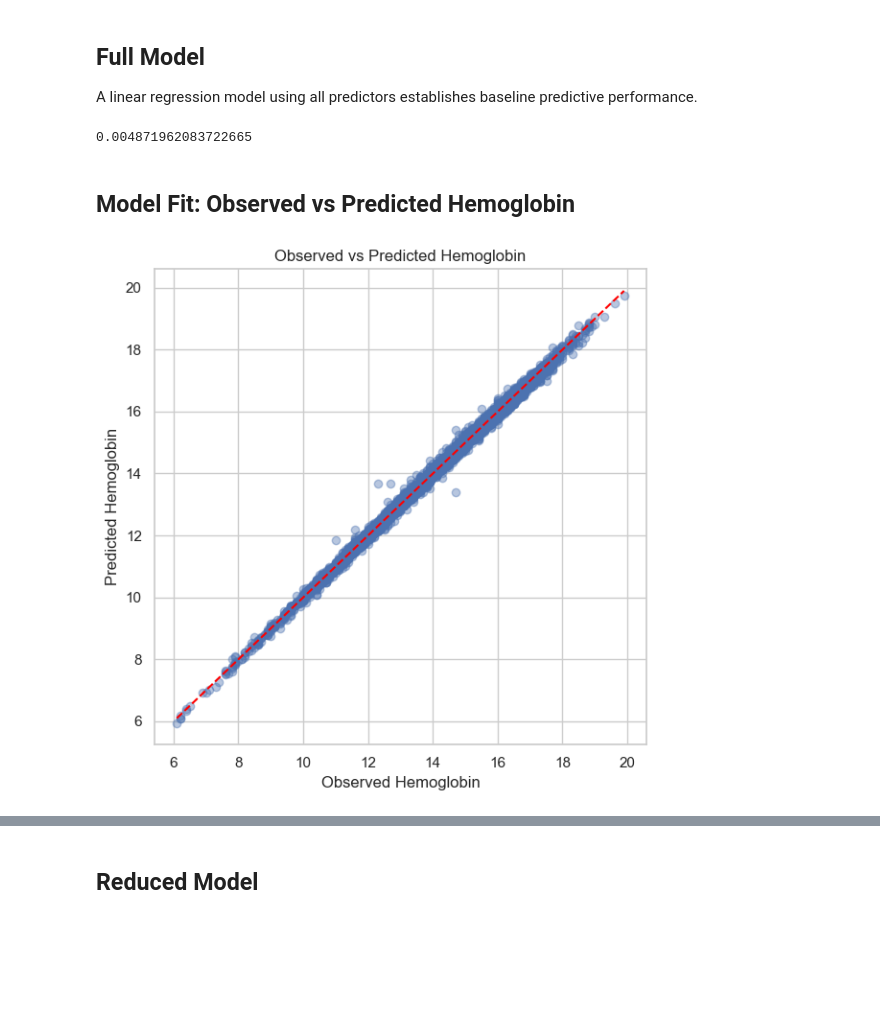
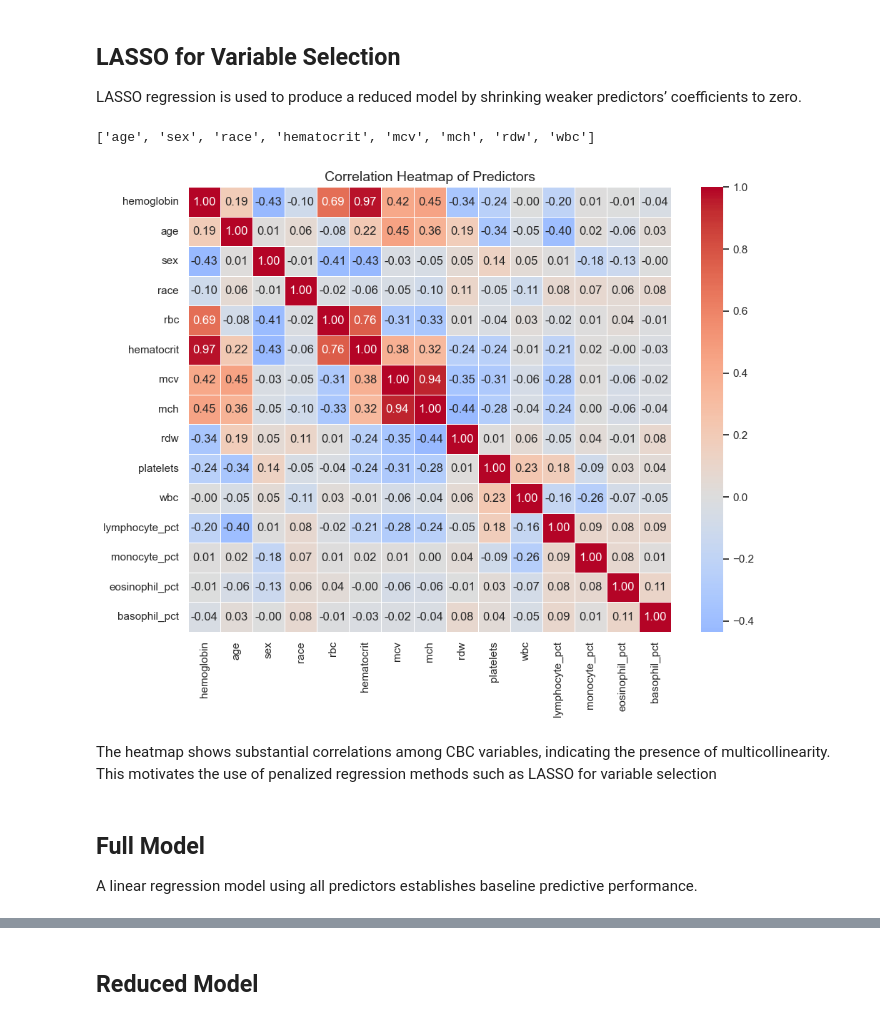
Before and after one commit to Olivia-Nalwoga/UST-631-high-dimensional-variable-selection, a Jupyter notebook: analysis.ipynb, the cells around one changed output, grey strips where cells are left out. Saved outputs shown, nothing was run; the diff lists cells and outputs as text; code cells hidden in the pictures; blank space fills up the shorter version.

```diff
--- a/analysis.ipynb
+++ b/analysis.ipynb
@@ -327,3 +208,36 @@ inferential evidence.
+# %% [markdown]
+##  LASSO for Variable Selection
+
+LASSO regression is used to produce a reduced model by shrinking weaker
+predictors’ coefficients to zero.
+# %%
+scaler = StandardScaler()
+X_train_scaled = scaler.fit_transform(X_train)
+X_test_scaled = scaler.transform(X_test)
+
+lasso = LassoCV(cv=5, random_state=42)
+lasso.fit(X_train_scaled, y_train)
+
+lasso_coefs = pd.Series(lasso.coef_, index=X_train.columns)
+selected_vars = lasso_coefs[lasso_coefs != 0].index.tolist()
+
+selected_vars
+# %% [output]
+['age', 'sex', 'race', 'hematocrit', 'mcv', 'mch', 'rdw', 'wbc']
+# %%
+corr_matrix = analysis_data_clean.corr(numeric_only=True)
+plt.figure(figsize=(10, 8))
+sns.heatmap(corr_matrix,cmap="coolwarm",center=0,annot=True,fmt=".2f",linewidths=0.5)
+plt.title("Correlation Heatmap of Predictors", fontsize=14)
+plt.tight_layout()
+plt.show()
+# %% [output]
+[figure, added]
+# %% [markdown]
+
+The heatmap shows substantial correlations among CBC variables, indicating
+the presence of multicollinearity. This motivates the use of penalized
+regression methods such as LASSO for variable selection
 # %% [markdown]
 ## Full Model
 
@@ -331,24 +245,9 @@ A linear regression model using all predictors establishes baseline
 predictive performance.
 # %%
 full_model = LinearRegression()
-full_model.fit(X_train_scaled, y_train)
+full_model.fit(X_train, y_train)
 
-full_predictions = full_model.predict(X_test_scaled)
-full_mse = mean_squared_error(y_test, full_predictions)
-
-full_mse
+full_mse = mean_squared_error(
+    y_test,
+    full_model.predict(X_test)
+)
-# %% [output]
-0.004871962083722665
-# %% [markdown]
-## Model Fit: Observed vs Predicted Hemoglobin
-# %%
-plt.figure(figsize=(6, 6))
-plt.scatter(y_test, full_predictions, alpha=0.4)
-plt.plot([y_test.min(), y_test.max()],[y_test.min(), y_test.max()],color="red",linestyle="--")
-plt.xlabel("Observed Hemoglobin")
-plt.ylabel("Predicted Hemoglobin")
-plt.title("Observed vs Predicted Hemoglobin")
-plt.tight_layout()
-plt.show()
-# %% [output]
-[figure, removed]
```
Also changed, not shown: parts of 73 cells of this notebook, 3 other files.
